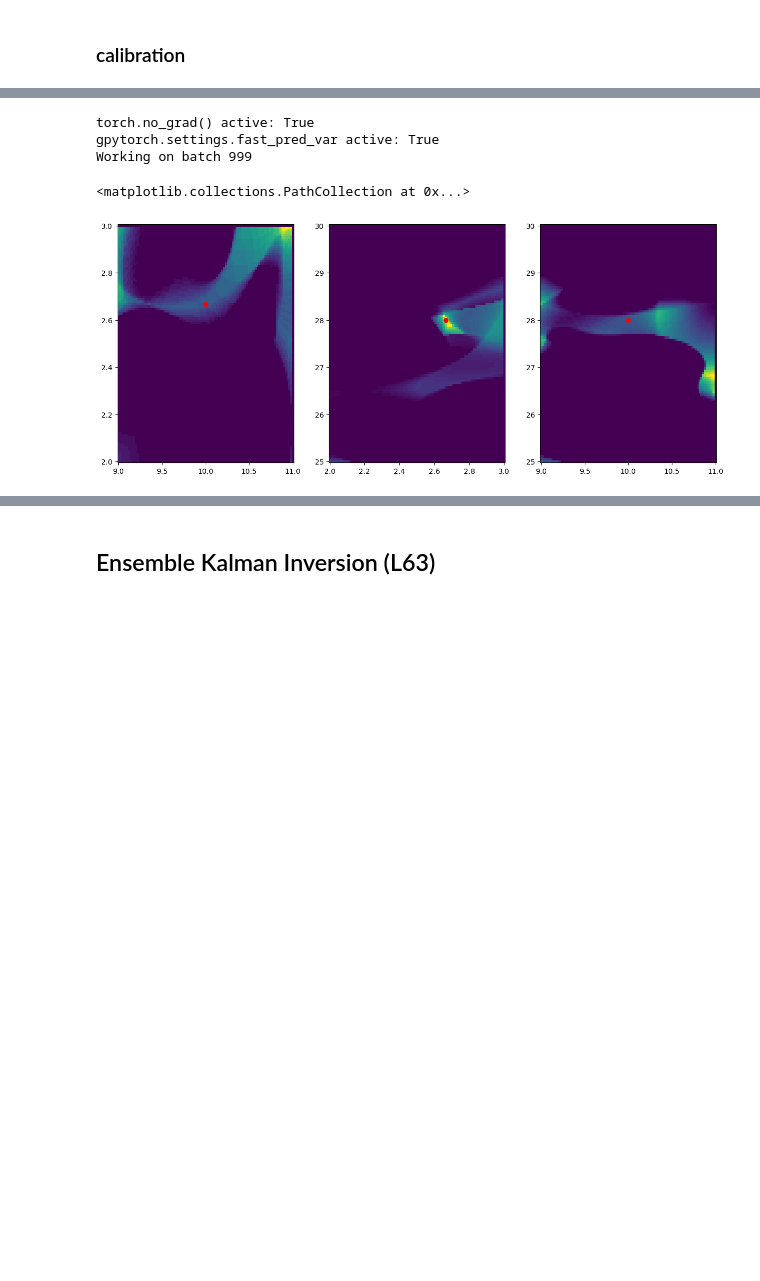
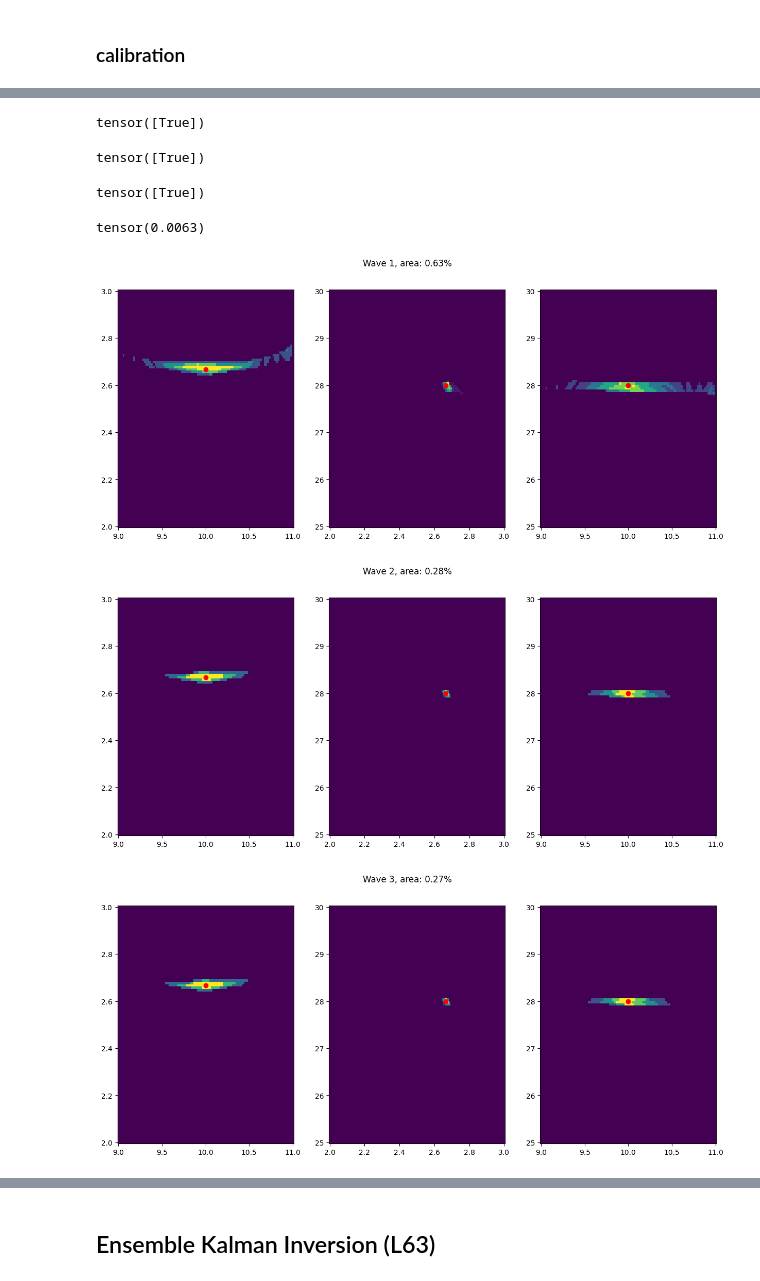
Before and after one commit to OneOneFour/abracalibra, a Jupyter notebook: examples/lorenz.ipynb, the cells around one changed output, grey strips where cells are left out. Saved outputs shown, nothing was run; the diff lists cells and outputs as text; code cells hidden in the pictures; blank space fills up the shorter version.

```diff
--- a/examples/lorenz.ipynb
+++ b/examples/lorenz.ipynb
@@ -148,37 +144,37 @@ tensor([1.0012], grad_fn=<AddBackward0>)
-# %%
-from gpytorch.settings import fast_pred_var
-NPOINTS = 100
-nroy,coords= hm.nroy_over_support(num_points=100,return_coords=True)
-coords = hm.get_support_axis(0,NPOINTS)
-X,Y,Z = torch.meshgrid(*coords,indexing='ij')
-
-emulator = hm.emulators[0]
-emulator.eval()
-
-
-with fast_pred_var(), torch.no_grad():
-    pred = emulator(torch.stack([X,Y,Z],dim=-1).view(-1,3))
-    imp = hm.implausibility(torch.stack([X,Y,Z],dim=-1).view(-1,3),0)
-
-    pred_mean = pred.mean.view(NPOINTS,NPOINTS,NPOINTS,9)
-    imp = imp.view(NPOINTS,NPOINTS,NPOINTS)
-# %% [output]
-torch.no_grad() active: True
-gpytorch.settings.fast_pred_var active: True
-Working on batch 999
+# %%
+hm.nroy(torch.tensor([10,8/3,28]),1)
+# %% [output]
+tensor([True])
+# %%
+hm.nroy(torch.tensor([10,8/3,28]),2)
+# %% [output]
+tensor([True])
+# %%
+hm.nroy(torch.tensor([10,8/3,28]),3)
+# %% [output]
+tensor([True])
+# %%
+hm.estimate_nroy_volume(1)
+# %% [output]
+tensor(0.0063)
 # %%
 import matplotlib.pyplot as plt
-fig, (ax1,ax2,ax3) = plt.subplots(1,3,figsize=(15,6))
-X,Y = torch.meshgrid(coords[0],coords[1],indexing='xy')
-ax1.pcolormesh(X,Y,nroy.sum(dim=2).T/100)
-ax1.scatter(params['sigma'],params['beta'],color='r')
+for wave in range(1,4):
+    nroy,coords = hm.nroy_over_support(wave,return_coords=True)
+    area = hm.estimate_nroy_volume(wave)
+    fig, (ax1,ax2,ax3) = plt.subplots(1,3,figsize=(15,6))
+    fig.suptitle(f'Wave {wave}, area: {area.item()*100:.2f}%')
+    X,Y = torch.meshgrid(coords[0],coords[1],indexing='xy')
+    ax1.pcolormesh(X,Y,nroy.sum(dim=2).T/100)
+    ax1.scatter(params['sigma'],params['beta'],color='r')
 
-X,Y = torch.meshgrid(coords[1],coords[2],indexing='xy')
-ax2.pcolormesh(X,Y,nroy.sum(dim=0).T/100)
-ax2.scatter(params['beta'],params['rho'],color='r')
-X,Y = torch.meshgrid(coords[0],coords[2],indexing='xy')
-ax3.pcolormesh(X,Y,nroy.sum(dim=1).T/100)
-ax3.scatter(params['sigma'],params['rho'],color='r')
+    X,Y = torch.meshgrid(coords[1],coords[2],indexing='xy')
+    ax2.pcolormesh(X,Y,nroy.sum(dim=0).T/100)
+    ax2.scatter(params['beta'],params['rho'],color='r')
+    X,Y = torch.meshgrid(coords[0],coords[2],indexing='xy')
+    ax3.pcolormesh(X,Y,nroy.sum(dim=1).T/100)
+    ax3.scatter(params['sigma'],params['rho'],color='r')
 # %% [output]
-<matplotlib.collections.PathCollection at 0x...>
-[figure, old version]
+[figure, new version]
+[figure, added]
+[figure, added]
```
Also changed, not shown: parts of 16 cells of this notebook, 3 other files.
